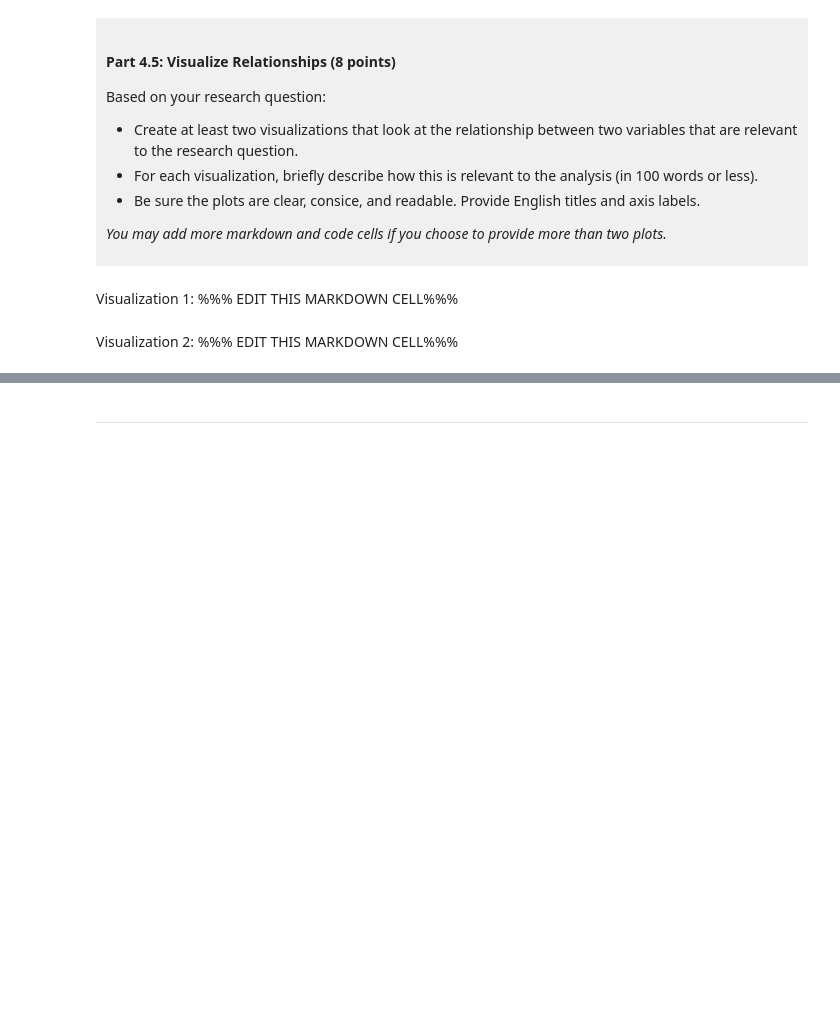
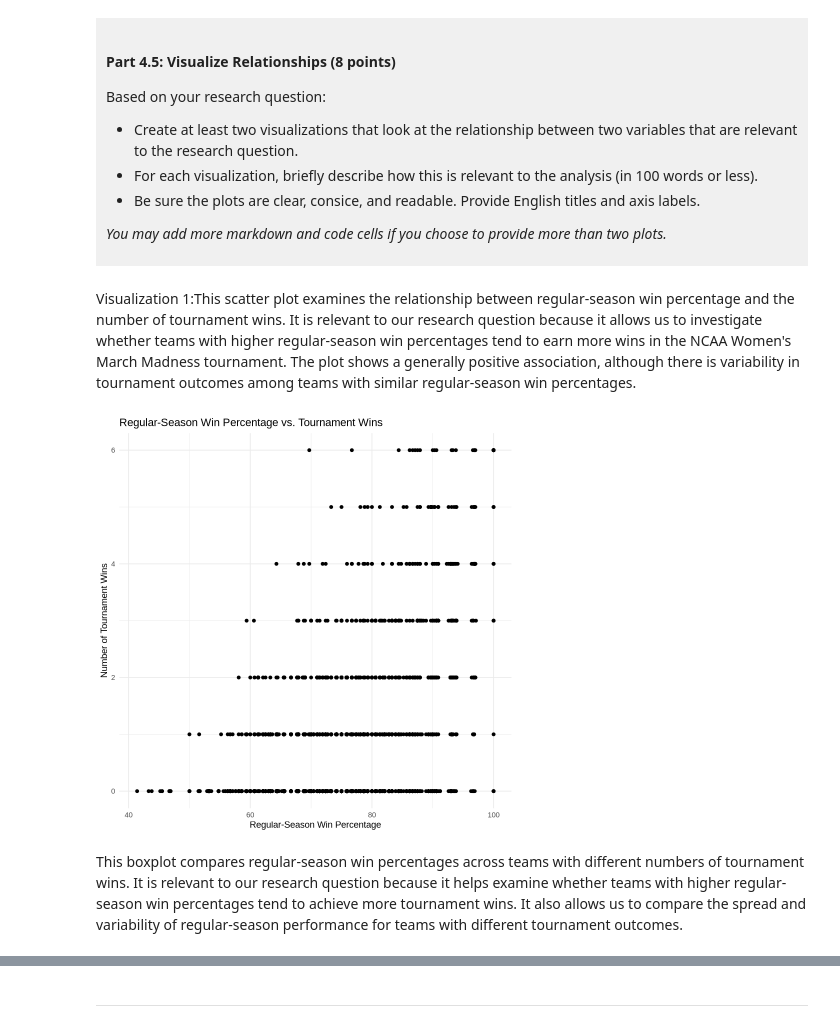
Before and after one commit to mjanzen829/dsci-100-project-mia-janzen, a Jupyter notebook: dsci-100-project-notebook.ipynb, the cells around one changed output, grey strips where cells are left out. Cells and saved outputs as stored; diff of their text form; code cells hidden in the pictures; blank space fills up the shorter version.

```diff
--- a/dsci-100-project-notebook.ipynb
+++ b/dsci-100-project-notebook.ipynb
@@ -313,9 +416,21 @@ Based on your research question:
 *You may add more markdown and code cells if you choose to provide more than two plots.*
 </div>
 # %% [markdown]
-Visualization 1: %%% EDIT THIS MARKDOWN CELL%%%
+Visualization 1:This scatter plot examines the relationship between regular-season win percentage and the number of tournament wins. It is relevant to our research question because it allows us to investigate whether teams with higher regular-season win percentages tend to earn more wins in the NCAA Women's March Madness tournament. The plot shows a generally positive association, although there is variability in tournament outcomes among teams with similar regular-season win percentages.
 # %%
-### EDIT THIS CODE CELL FOR VISUALIZATION 1###
+
+
+ggplot(march_madness_tidy,
+       aes(x = reg_wins_pct, y = tourney_wins)) +
+  geom_point() +
+  labs(
+    title = "Regular-Season Win Percentage vs. Tournament Wins",
+    x = "Regular-Season Win Percentage",
+    y = "Number of Tournament Wins"
+  ) +
+  theme_minimal()
+# %% [output]
+[figure, added]
 # %% [markdown]
-Visualization 2: %%% EDIT THIS MARKDOWN CELL%%%
+This boxplot compares regular-season win percentages across teams with different numbers of tournament wins. It is relevant to our research question because it helps examine whether teams with higher regular-season win percentages tend to achieve more tournament wins. It also allows us to compare the spread and variability of regular-season performance for teams with different tournament outcomes.
 # %%
```
Also changed, not shown: parts of 11 cells of this notebook.
